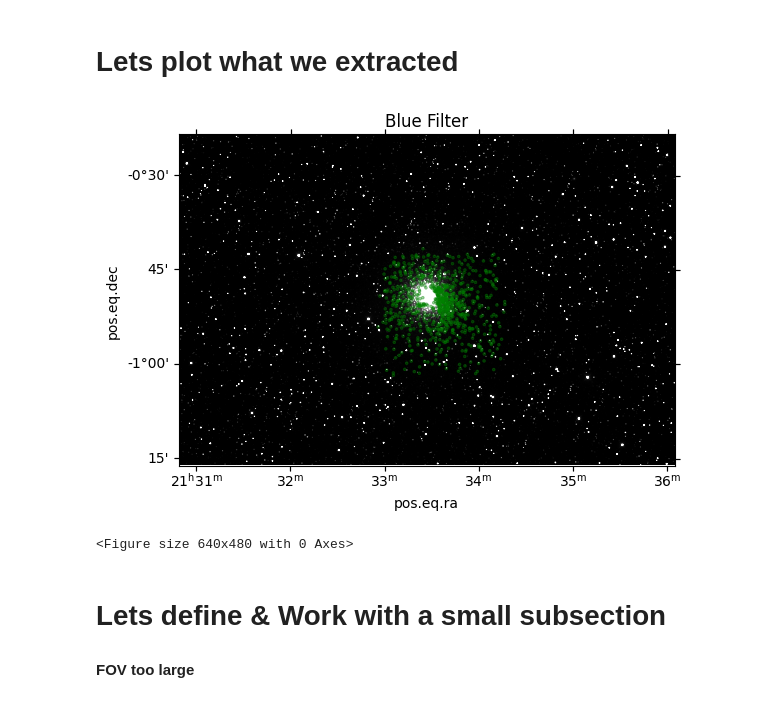
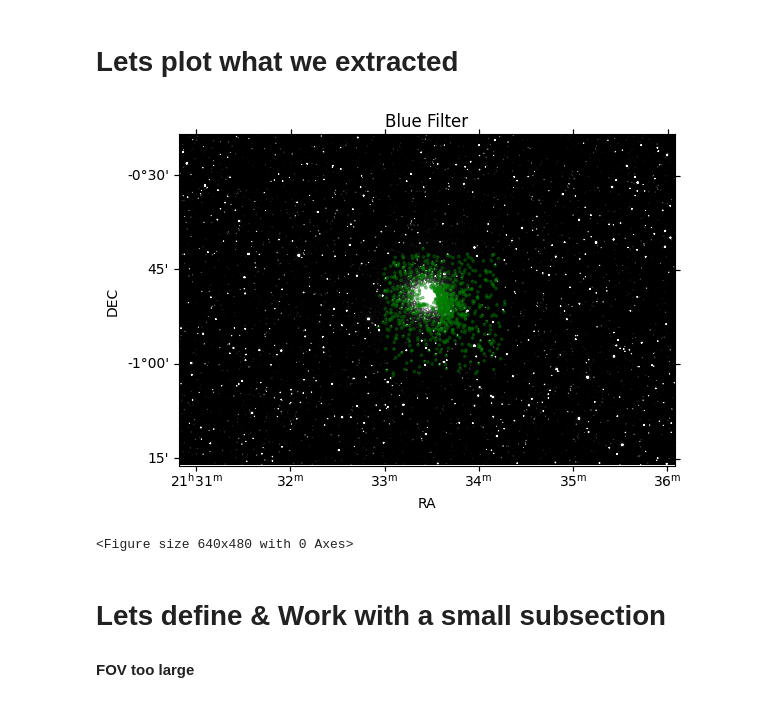
Before and after one commit to TheRealCass/Observing-M13, a Jupyter notebook: pipeline stage 2.ipynb, the cells around one changed output. Cells and saved outputs as stored; diff of their text form; code cells hidden in the pictures.

```diff
--- a/pipeline stage 2.ipynb
+++ b/pipeline stage 2.ipynb
@@ -113,15 +129,16 @@ stetson = stetson[(stetson.B < 23) & (stetson.R < 23)]
 # %%
 stetson_pos_b_filter = np.array(wcs_b_filter.world_to_pixel_values( stetson[["RA", "DEC"]] ))
 ax1 = plt.subplot(projection = wcs_b_filter)
 ax1.imshow(b_filter_fits.data, vmin = np.median(b_filter_fits.data), vmax = 3 * np.median(b_filter_fits.data), cmap = BLUE_FILTER_COLOR)
 _ = CircularAperture(stetson_pos_b_filter, 10).plot(color = "g", alpha = 0.5)
 ax1.set_title('Blue Filter')
-
+plt.xlabel('RA')
+plt.ylabel('DEC')
 plt.show()
 plt.savefig(DIRECTORY + "Steton Catalog Stars.png")
 plt.clf()
 # %% [output]
-[figure, old version]
+[figure, new version]
 <Figure size 640x480 with 0 Axes>
 # %% [markdown]
 # Lets define & Work with a small subsection
```
Also changed, not shown: parts of 11 cells of this notebook, 19 other files.
